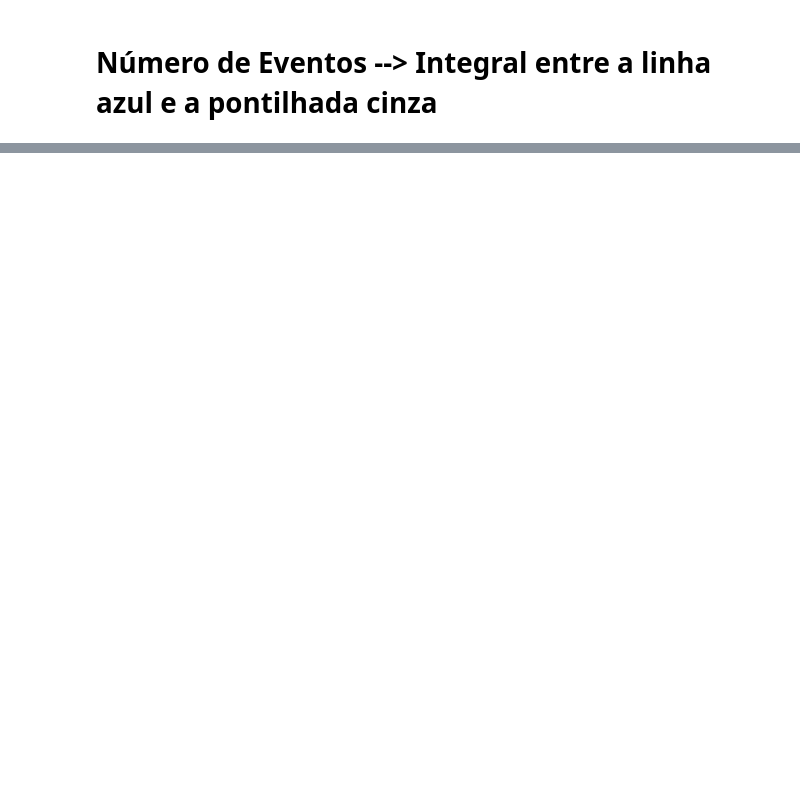
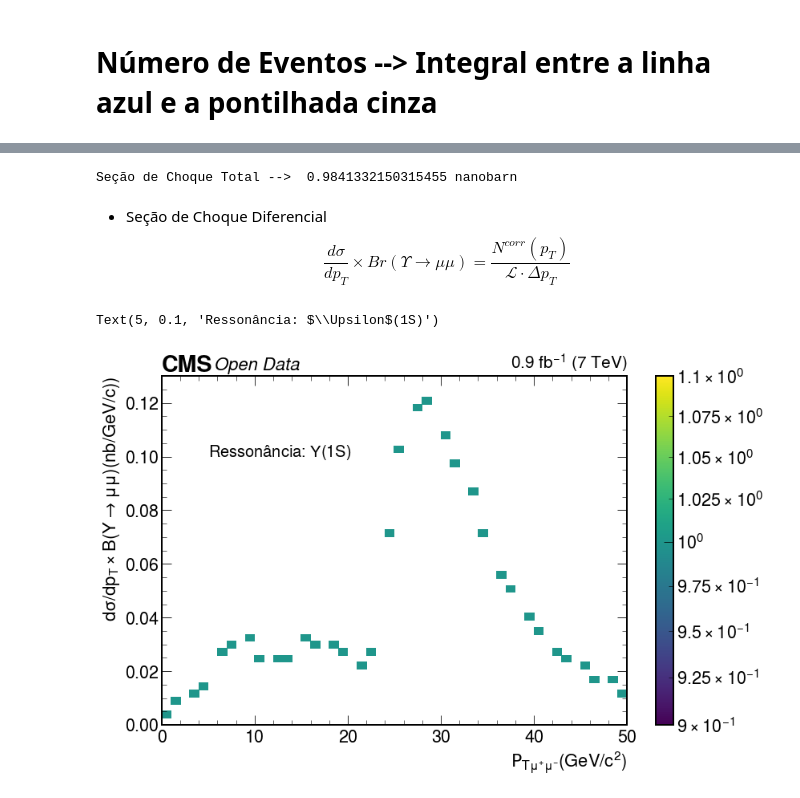
Before and after one commit to teteumac/Projeto-Final---Analise-em-FAE, a Jupyter notebook: Exercicio_4_e_5.ipynb, the cells around one changed output, grey strips where cells are left out. Cells and saved outputs as stored; diff of their text form; code cells hidden in the pictures; blank space fills up the shorter version.

```diff
--- a/Exercicio_4_e_5.ipynb
+++ b/Exercicio_4_e_5.ipynb
@@ -205,0 +216,3 @@ Massa Invariante -->  9.444012105501887 GeV
+# %%
+aceptancia = 729 / 82722
+print( 'aceptância --> ' ,  aceptancia )
@@ -205,0 +228,2 @@ Massa Invariante -->  9.444012105501887 GeV
+# %%
+Luminosidade = 900000 # em nanobarn
@@ -205,0 +237,29 @@ Massa Invariante -->  9.444012105501887 GeV
+# %%
+secao_de_choque_total = n_eventos_corrigido / Luminosidade
+print( 'Seção de Choque Total --> ', secao_de_choque_total[0], "nanobarn" )
+# %% [output]
+Seção de Choque Total -->  0.9841332150315455 nanobarn
+# %% [markdown]
+* Seção de Choque Diferencial
+$$
+\dfrac{d \sigma}{d p_{T} } \times Br(\Upsilon \rightarrow  \mu\mu) = \dfrac{N^{corr}(p_{T})}{\mathcal{L} \cdot \Delta p_{T} }
+$$
+# %%
+counts , bin_edge = np.histogram( array_pt , bins = np.linspace( 0, 150 , 100 ) )
+counts_corr = counts / aceptancia
+delta_Pt_bin = abs( bin_edge[1] - bin_edge[2] )
+secao_de_choque_diff = counts_corr / ( Luminosidade * delta_Pt_bin )
+pt_amor = np.delete(bin_edge,-1)
+# %%
+fig, ax = plt.subplots(figsize = ( 13, 8 ))
+
+h = plt.hist2d(pt_amor,secao_de_choque_diff,bins=50,norm=LogNorm(), range = [(0,50),(0,0.13)])
+fig.colorbar(h[3], ax=ax)
+hep.cms.label( llabel="Open Data" , rlabel="0.9 fb$^{-1}$ (7 TeV)" , fontsize = 22 )
+
+plt.xlabel(r"$\mathcal{P_{T}}_{\mu^{+}\mu^{-}}(GeV/c^{2})$", fontsize = 22 )
+plt.ylabel( r'$d\sigma/dp_{T} \times B(\Upsilon \rightarrow \mu\mu)(nb/GeV/c))$' , fontsize = 22 )
+plt.text(5,0.10, r"Ressonância: $\Upsilon$(1S)", color = 'black', fontsize = 20)
+# %% [output]
+Text(5, 0.1, 'Ressonância: $\\Upsilon$(1S)')
+[figure, added]
```
Also changed, not shown: parts of 15 cells of this notebook.
